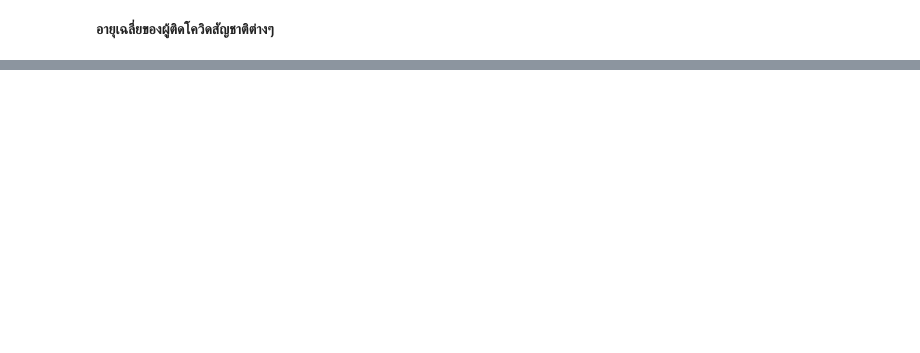
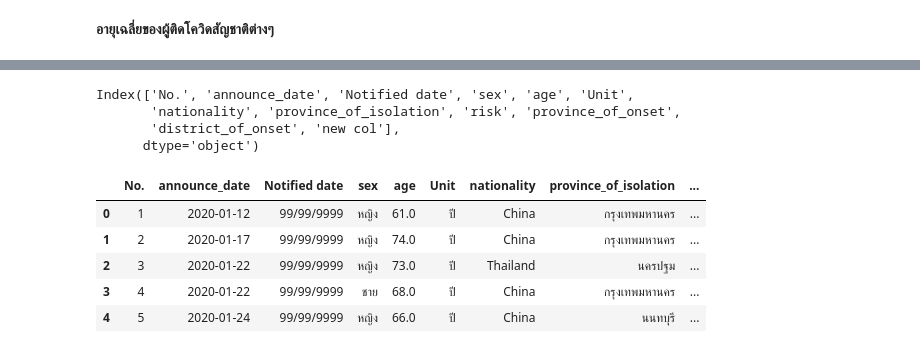
Before and after one commit to qmcnn/Data-Mining, a Jupyter notebook: Data_Preprocessing_(Chapter_3).ipynb, the cells around one changed output, grey strips where cells are left out. Saved outputs shown, nothing was run; the diff lists cells and outputs as text; code cells hidden in the pictures; blank space fills up the shorter version.

```diff
--- a/Data_Preprocessing_(Chapter_3).ipynb
+++ b/Data_Preprocessing_(Chapter_3).ipynb
@@ -2042,0 +2070,19 @@ dataALL.groupby(["nationality"])[['age']].mean().sort_values(by=['age'],ascendin
+# %%
+dataALL.columns
+# %% [output]
+Index(['No.', 'announce_date', 'Notified date', 'sex', 'age', 'Unit',
+       'nationality', 'province_of_isolation', 'risk', 'province_of_onset',
+       'district_of_onset', 'new col'],
+      dtype='object')
+# %%
+#select only 'announce_date' in 2020
+data2020 = dataALL[(dataALL['announce_date']>= datetime(2020,1,1))&(dataALL['announce_date']<= datetime(2020,12,31))]
+# %%
+data2020.head()
+# %% [output]
+|  | No. | announce_date | Notified date | sex | age | Unit | nationality | province_of_isolation | ... |
+| 0 | 1 | 2020-01-12 | 99/99/9999 | หญิง | 61.0 | ปี | China | กรุงเทพมหานคร | ... |
+| 1 | 2 | 2020-01-17 | 99/99/9999 | หญิง | 74.0 | ปี | China | กรุงเทพมหานคร | ... |
+| 2 | 3 | 2020-01-22 | 99/99/9999 | หญิง | 73.0 | ปี | Thailand | นครปฐม | ... |
+| 3 | 4 | 2020-01-22 | 99/99/9999 | ชาย | 68.0 | ปี | China | กรุงเทพมหานคร | ... |
+| 4 | 5 | 2020-01-24 | 99/99/9999 | หญิง | 66.0 | ปี | China | นนทบุรี | ... |
```
Also changed, not shown: parts of 53 cells of this notebook.
